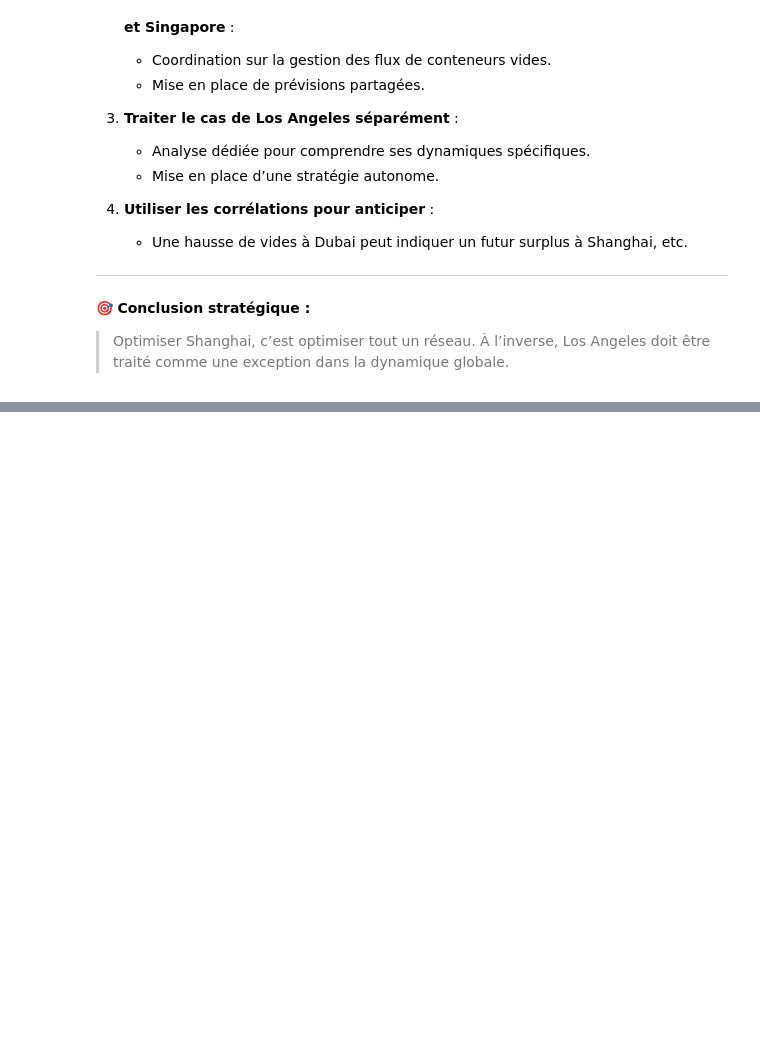
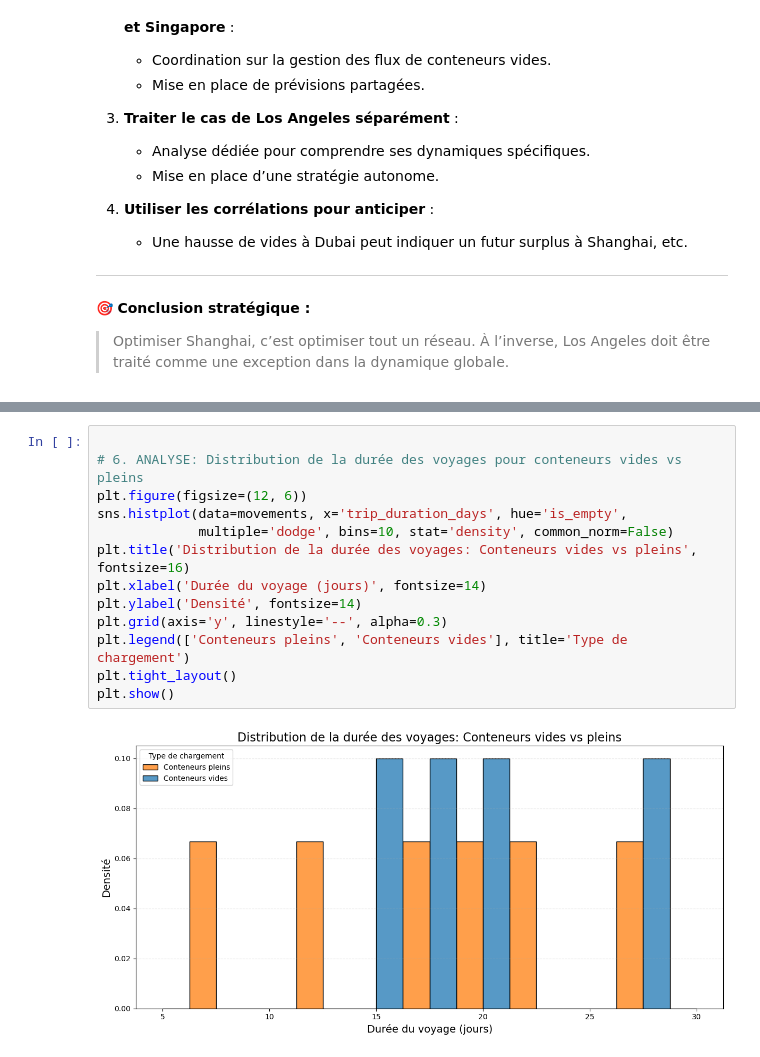
Before and after one commit to zakaria-maanane/CargoFlow, a Jupyter notebook: CargoFlow_Analyse_Conteneurs_Vides.ipynb, the cells around one changed output, grey strips where cells are left out. Drawn from its saved outputs; the diff is of its cells as text; blank space fills up the shorter version.

```diff
--- a/CargoFlow_Analyse_Conteneurs_Vides.ipynb
+++ b/CargoFlow_Analyse_Conteneurs_Vides.ipynb
@@ -114,0 +264,15 @@ plt.show()
+# %%
+
+# 6. ANALYSE: Distribution de la durée des voyages pour conteneurs vides vs pleins
+plt.figure(figsize=(12, 6))
+sns.histplot(data=movements, x='trip_duration_days', hue='is_empty',
+             multiple='dodge', bins=10, stat='density', common_norm=False)
+plt.title('Distribution de la durée des voyages: Conteneurs vides vs pleins', fontsize=16)
+plt.xlabel('Durée du voyage (jours)', fontsize=14)
+plt.ylabel('Densité', fontsize=14)
+plt.grid(axis='y', linestyle='--', alpha=0.3)
+plt.legend(['Conteneurs pleins', 'Conteneurs vides'], title='Type de chargement')
+plt.tight_layout()
+plt.show()
+# %% [output]
+[figure, added]
```
Also changed, not shown: parts of 14 cells of this notebook, 1 other file.
